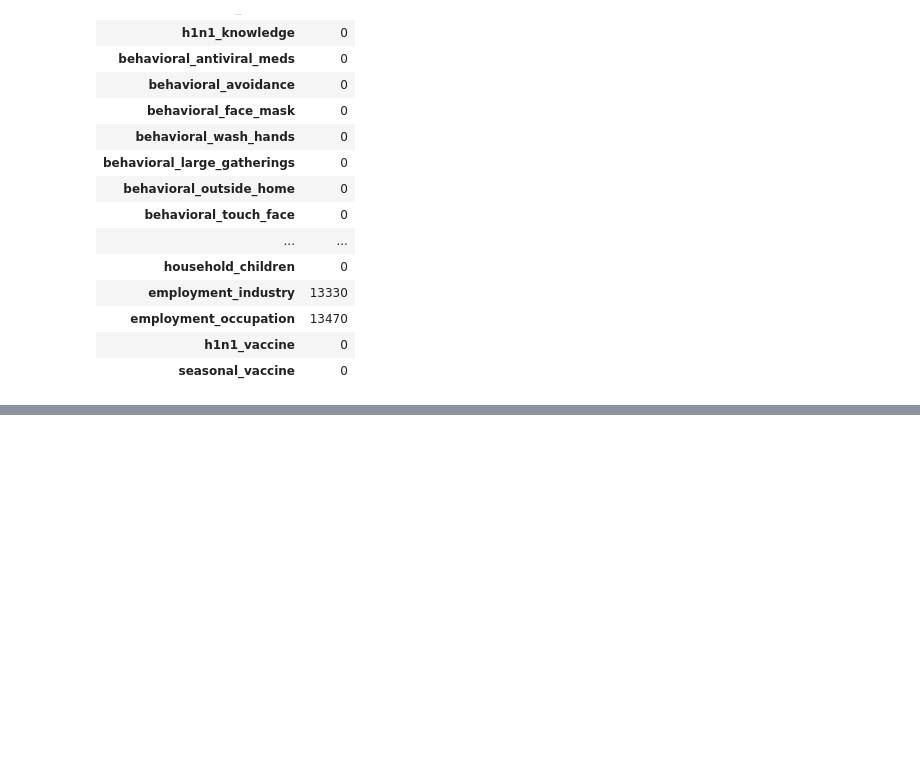
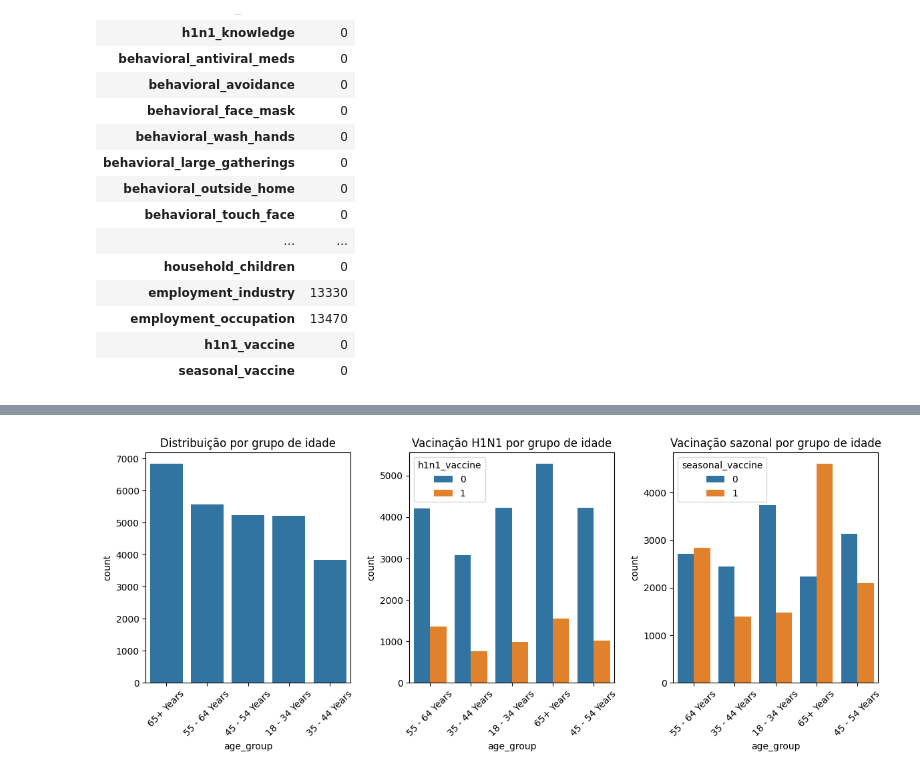
Before and after one commit to TiagoTuk/flu_shot_learning, a Jupyter notebook: notebooks/c1_metrics.ipynb, the cells around one changed output, grey strips where cells are left out. Drawn from its saved outputs; the diff is of its cells as text; code cells hidden in the pictures; blank space fills up the shorter version.

```diff
--- a/notebooks/c1_metrics.ipynb
+++ b/notebooks/c1_metrics.ipynb
@@ -166,0 +286,24 @@ df1.isna().sum().to_frame(name='dtype')
+# %%
+# age_group
+plt.figure(figsize=(12, 5))
+
+plt.subplot(1, 3, 1)
+sns.countplot(data=df1, x='age_group', order=df1['age_group'].value_counts().index)
+plt.xticks(rotation=45)
+plt.title('Distribuição por grupo de idade')
+
+
+plt.subplot(1, 3, 2)
+sns.countplot(data=df1, x='age_group', hue='h1n1_vaccine')
+plt.xticks(rotation=45)
+plt.title('Vacinação H1N1 por grupo de idade')
+
+plt.subplot(1, 3, 3)
+sns.countplot(data=df1, x='age_group', hue='seasonal_vaccine')
+plt.xticks(rotation=45)
+plt.title('Vacinação sazonal por grupo de idade')
+
+plt.tight_layout()
+plt.show()
+# %% [output]
+[figure, added]
```
Also changed, not shown: parts of 14 cells of this notebook.
